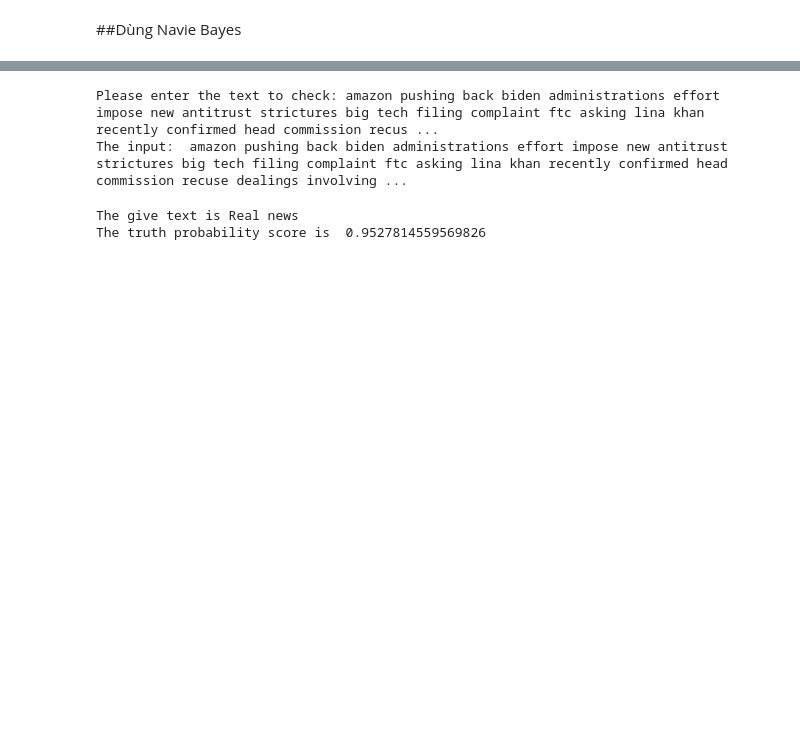
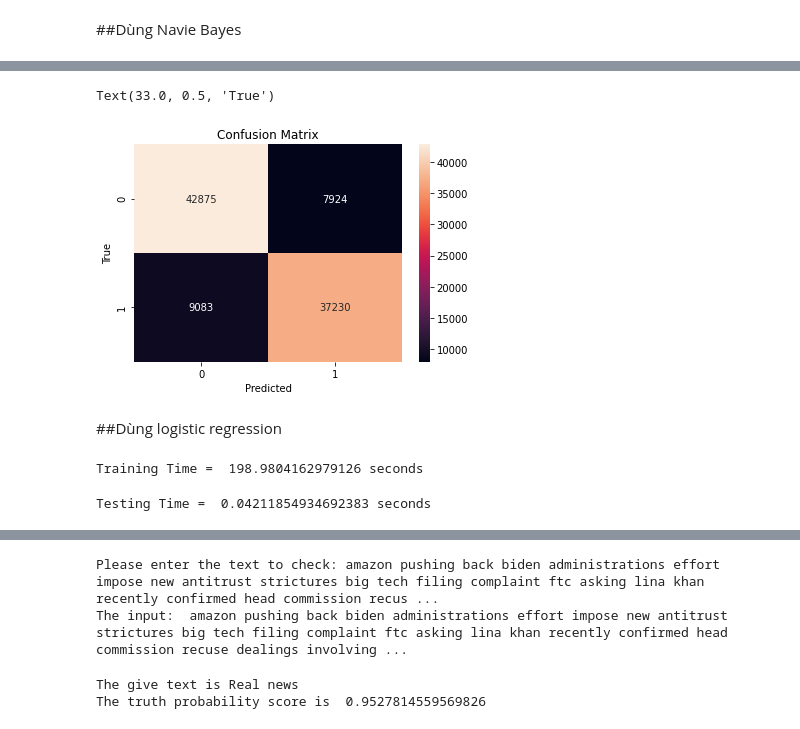
Before and after one commit to dxmai/CS114.L21.KHCL, a Jupyter notebook: FinalProject/FakeNewsDetection_FinalModel.ipynb, the cells around one changed output, grey strips where cells are left out. Drawn from its saved outputs; the diff is of its cells as text; code cells hidden in the pictures; blank space fills up the shorter version.

```diff
--- a/FinalProject/FakeNewsDetection_FinalModel.ipynb
+++ b/FinalProject/FakeNewsDetection_FinalModel.ipynb
@@ -443,0 +448,4 @@ True
+# %%
+#Chuyển đổi dữ liệu train
+vectorizer = CountVectorizer()
+train_data = vectorizer.fit_transform(train['text'])
@@ -444,2 +456,5 @@ True
+# %%
+#Chuyển đối dữ liệu test
+test_data = vectorizer.transform(test['text'])
 # %% [markdown]
 ##Dùng Navie Bayes
@@ -469,7 +461,7 @@ import time
 # %%
 startTrain = time.time()
 nb_clf = MultinomialNB()
-#nb_clf.fit(trial['text'],trial['is_fake'])
+nb_clf.fit(train_data, train['is_fake'])
 endTrain = time.time()
 print("Training Time = ", endTrain - startTrain, "seconds")
 # %% [output]
@@ -477,5 +469,5 @@ Training Time =  4.863739013671875e-05 seconds
 # %%
 startTest = time.time()
-predicted_nb = nb_clf.predict(test['text'])
+predicted_nb = nb_clf.predict(test_data)
 endTest = time.time()
 print("Testing Time = ", endTest - startTest, "seconds")
@@ -700,0 +490,26 @@ CONFUSION MATRIX
+# %%
+matrix = confusion_matrix(test['is_fake'], predicted_nb)
+sb.heatmap(matrix, annot=True, fmt="d")
+plt.title('Confusion Matrix')
+plt.xlabel('Predicted')
+plt.ylabel('True')
+# %% [output]
+Text(33.0, 0.5, 'True')
+[figure, added]
+# %% [markdown]
+##Dùng logistic regression
+# %%
+startTrain = time.time()
+logR_clf = LogisticRegression(max_iter = 10000)
+logR_clf.fit(train_data, train['is_fake'])
+endTrain = time.time()
+print("Training Time = ", endTrain - startTrain, "seconds")
+# %% [output]
+Training Time =  198.9804162979126 seconds
+# %%
+startTest = time.time()
+predicted_LogR = logR_clf.predict(test_data)
+endTest = time.time()
+print("Testing Time = ", endTest - startTest, "seconds")
+# %% [output]
+Testing Time =  0.04211854934692383 seconds
```
Also changed, not shown: parts of 42 cells of this notebook.
